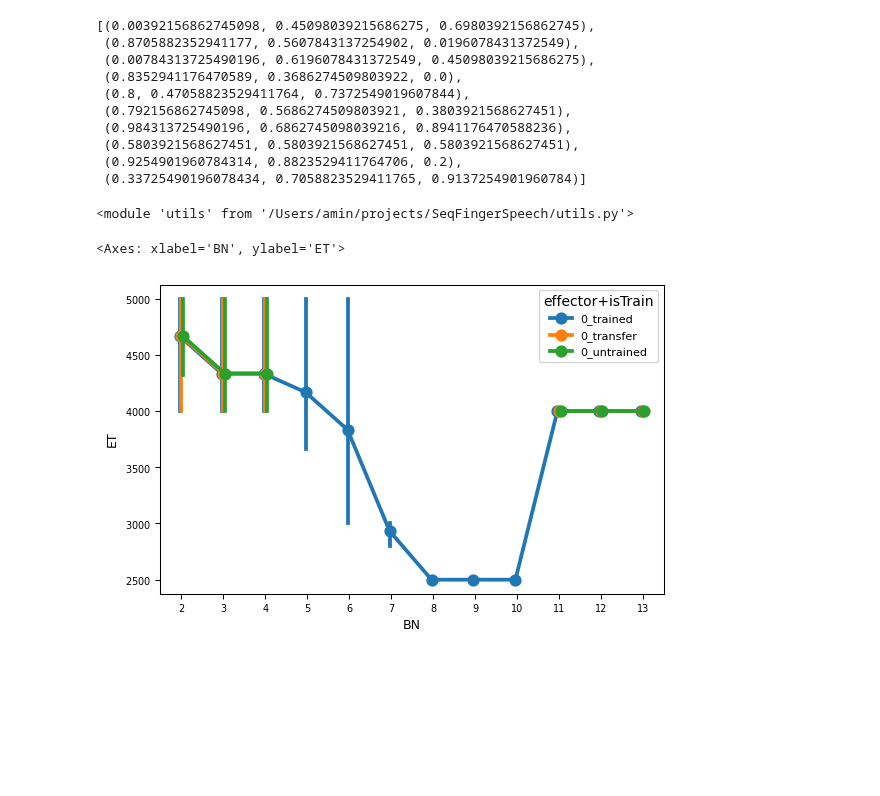
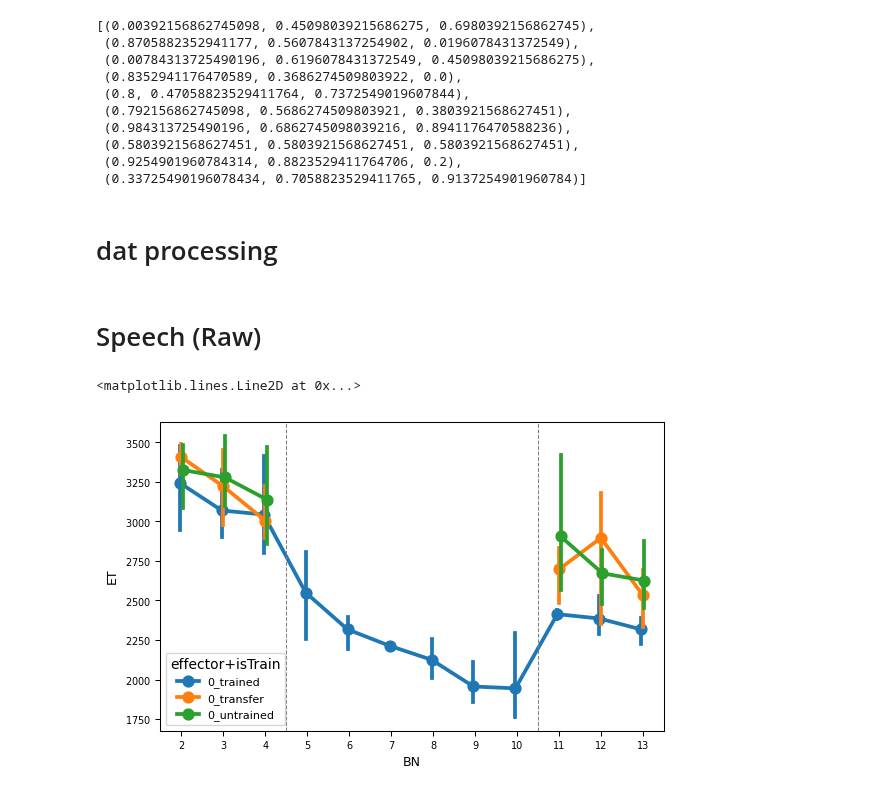
Before and after one commit to manazerzadeh/SequenceFingerSpeech, a Jupyter notebook: FingerAnalysis.ipynb, the cells around one changed output. Saved outputs shown, nothing was run; the diff lists cells and outputs as text; code cells hidden in the pictures; blank space fills up the shorter version.

```diff
--- a/FingerAnalysis.ipynb
+++ b/FingerAnalysis.ipynb
@@ -29,13 +31,8 @@ fingers = ['1', '2', '3', '4', '5'] #mapping of fingers to numbers
 iti = 3000   #Inter trial interval
 hand = 2 #left or right hand
 
-sub_nums = [5, 6, 7]
-g_sequences = {}
-# g_sequences[0] = ['13524232514' ,'35421252143',  '51423252413', '14325242135'] #Group 1 sequences
-# g_sequences[1] = ['51423252413', '14325242135', '13524232514' ,'35421252143'] #Group 2 sequences
-
-g_sequences[0] = ['13524232514' ,'54231251343',  '15423241351', '42531451342'] #Group 1 sequences
-g_sequences[1] = ['15423241351', '42531451342', '13524232514' ,'54231251343'] #Group 2 sequences
+sub_nums = [5, 6, 7, 8, 9, 10, 12, 13]
+sub_nums = [10, 12, 13]
 
 # total_sub_num = 38
 num_sessions = 1
@@ -117,12 +114,8 @@ sns.color_palette('colorblind')
  (0.5803921568627451, 0.5803921568627451, 0.5803921568627451),
  (0.9254901960784314, 0.8823529411764706, 0.2),
  (0.33725490196078434, 0.7058823529411765, 0.9137254901960784)]
-# %%
-# reload utils
-import importlib
-importlib.reload(utils)
-# %% [output]
-<module 'utils' from '/Users/amin/projects/SeqFingerSpeech/utils.py'>
+# %% [markdown]
+# dat processing
 # %%
 subjs_list = utils.read_dat_files_subjs_list(sub_nums)
 
@@ -138,18 +131,22 @@ subjs['effector+isTrain'] = subjs['effector'].astype(str) + '_' + subjs['isTrain
 subjs['isPrePostTrain'] = subjs.apply(utils.add_pre_train_post_flag, axis=1)
 subjs.reset_index(inplace=True, drop=True)
 subjs['count'] = 1
+# %% [markdown]
+# Speech (Raw)
 # %%
 set_figure_style(scale="2col")
 subjs_correct = subjs[subjs['isError'] == 0]
-subjs_grouped = subjs_correct.groupby(['BN', 'SubNum', 'effector+isTrain', 'effector']).agg({
+subjs_grouped = subjs_correct.groupby(['SubNum', 'BN', 'effector+isTrain', 'effector']).agg({
     'ET': 'median',
     'count': 'sum'
 }).reset_index()
 
 # effector = speech (0)
 subjs_grouped = subjs_grouped[subjs_grouped['effector'] == 0]
 
 sns.pointplot(data=subjs_grouped, x='BN', y='ET', hue='effector+isTrain', dodge = True)
+plt.axvline(x=2.5, color='gray', linestyle='--', linewidth=0.75)
+plt.axvline(x=8.5, color='gray', linestyle='--', linewidth=0.75)
 # %% [output]
-<Axes: xlabel='BN', ylabel='ET'>
+<matplotlib.lines.Line2D at 0x...>
-[figure, old version]
+[figure, new version]
```
Also changed, not shown: parts of 12 cells of this notebook, 3 other files.
